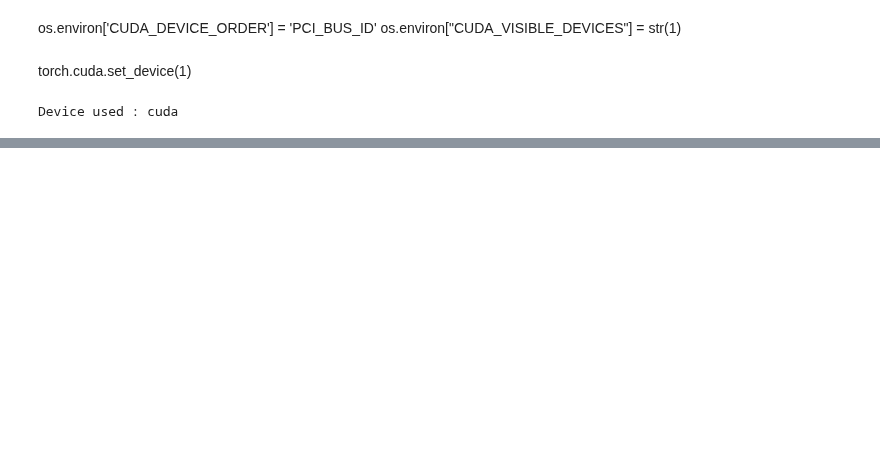
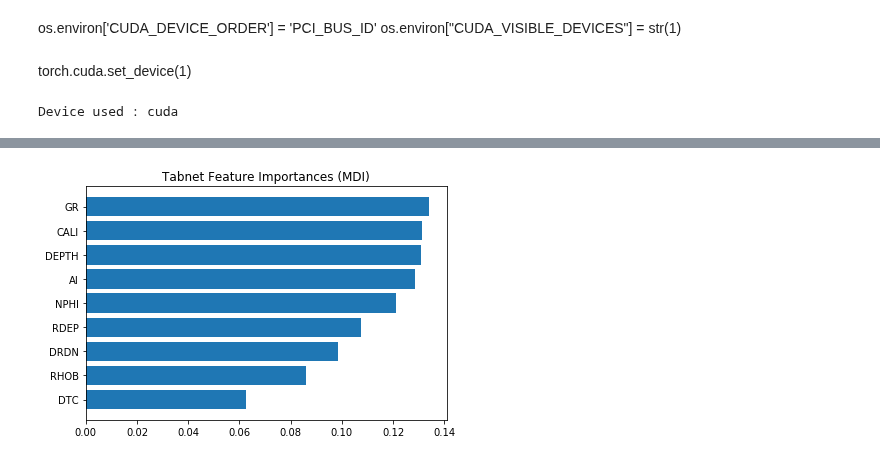
Before and after one commit to rmozart/North-Sea-Electrofacies-Clustering, a Jupyter notebook: Scripts/tabnet_experiment_compclass.ipynb, the cells around one changed output, grey strips where cells are left out. Cells and saved outputs as stored; diff of their text form; code cells hidden in the pictures; blank space fills up the shorter version.

Commit message:
Tabnet Best Result Feature Selection

```diff
--- a/Scripts/tabnet_experiment_compclass.ipynb
+++ b/Scripts/tabnet_experiment_compclass.ipynb
@@ -148,0 +201,13 @@ plt.show()
+# %%
+tab_feature_importances = (clf.feature_importances_)
+sorted_idx = tab_feature_importances.argsort()
+y_ticks = np.arange(0, len(X.columns))
+fig, ax = plt.subplots()
+ax.barh(y_ticks, tab_feature_importances[sorted_idx])
+ax.set_yticklabels(X.columns[sorted_idx])
+ax.set_yticks(y_ticks)
+ax.set_title("Tabnet Feature Importances (MDI)")
+fig.tight_layout()
+plt.show()
+# %% [output]
+[figure, added]
```
Also changed, not shown: parts of 15 cells of this notebook.
